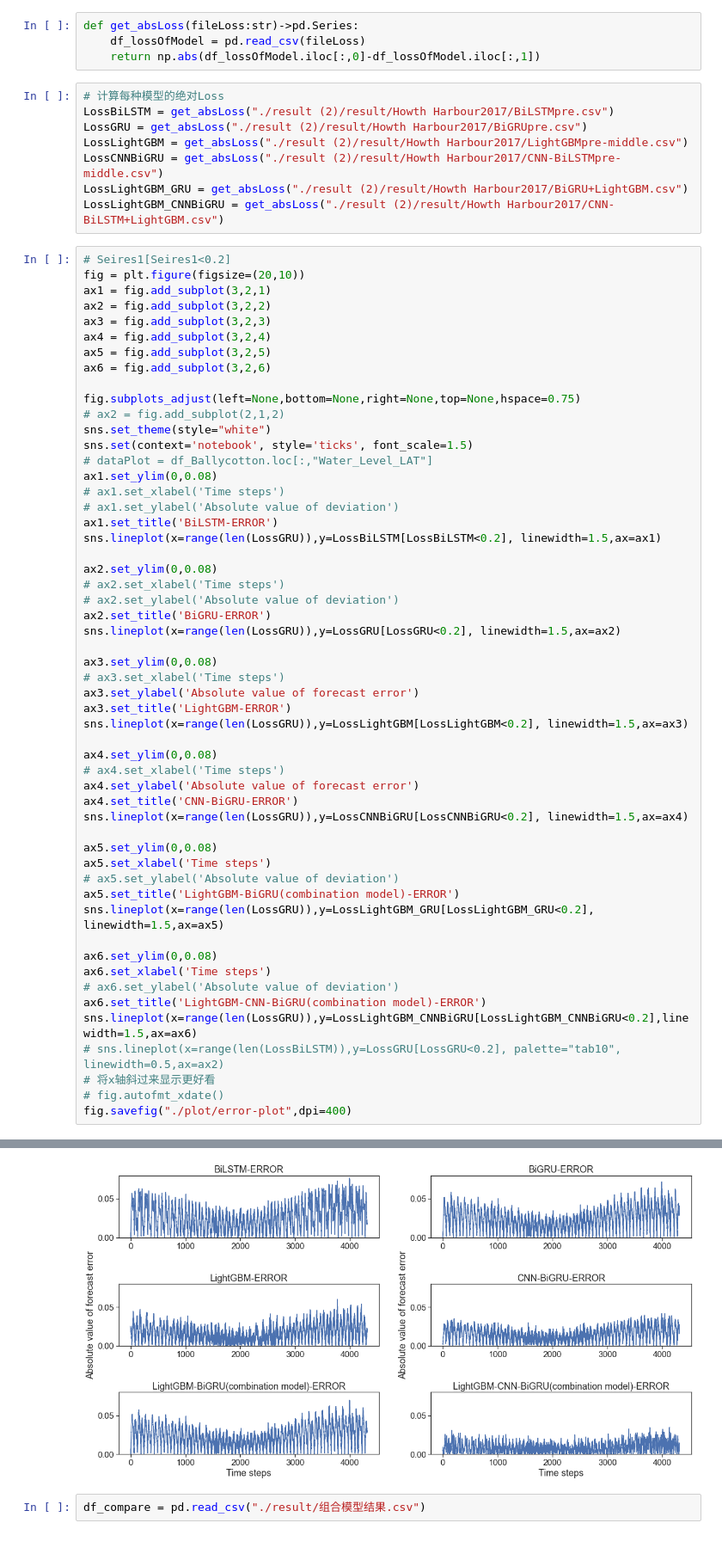
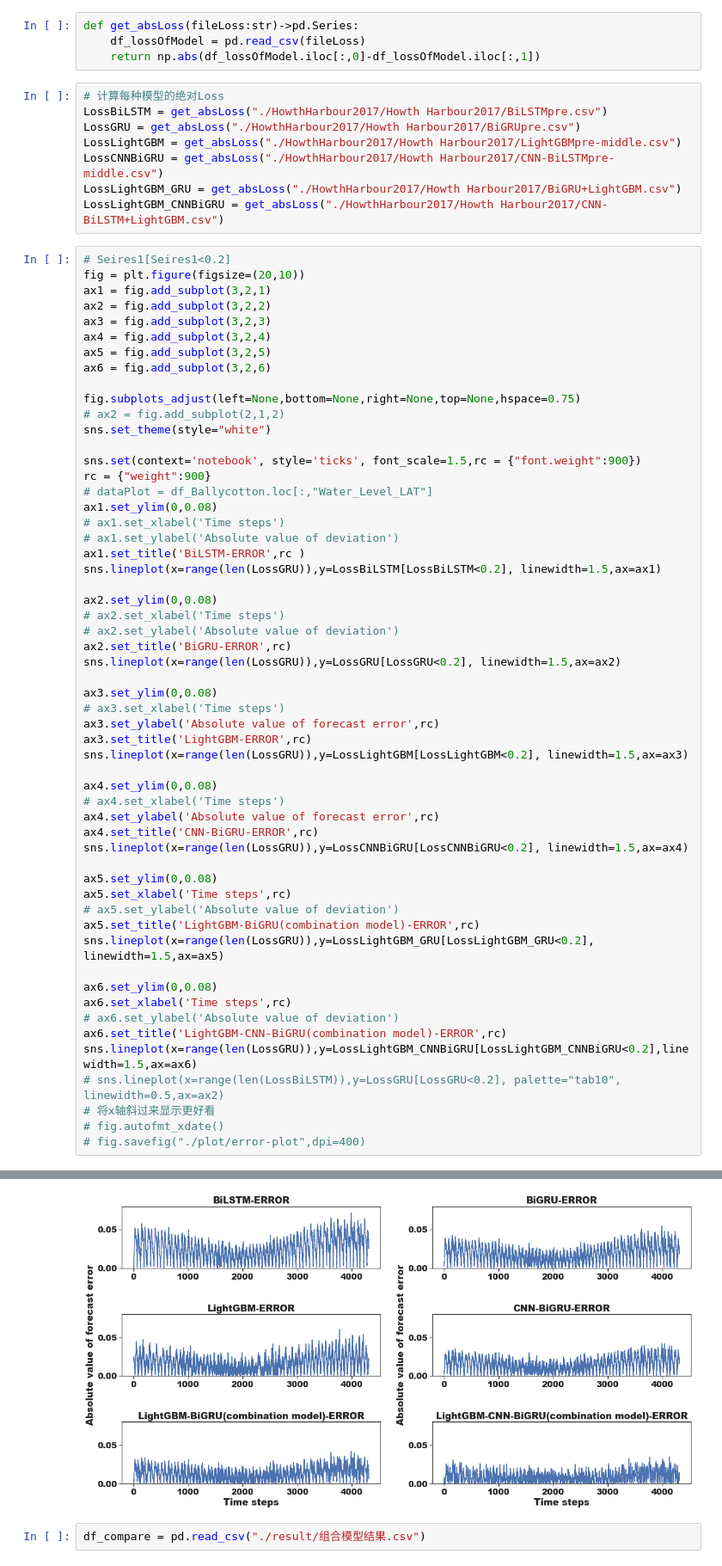
Before and after one commit to suye0620/TidalPrediction, a Jupyter notebook: plot.ipynb, the cells around one changed output, grey strips where cells are left out. Shown: that part at 86% size. Drawn from its saved outputs; the diff is of its cells as text.

```diff
--- a/plot.ipynb
+++ b/plot.ipynb
@@ -14,12 +14,12 @@ def get_absLoss(fileLoss:str)->pd.Series:
     return np.abs(df_lossOfModel.iloc[:,0]-df_lossOfModel.iloc[:,1])
 # %%
 # 计算每种模型的绝对Loss
-LossBiLSTM = get_absLoss("./result (2)/result/Howth Harbour2017/BiLSTMpre.csv")
-LossGRU = get_absLoss("./result (2)/result/Howth Harbour2017/BiGRUpre.csv")
-LossLightGBM = get_absLoss("./result (2)/result/Howth Harbour2017/LightGBMpre-middle.csv")
-LossCNNBiGRU = get_absLoss("./result (2)/result/Howth Harbour2017/CNN-BiLSTMpre-middle.csv")
-LossLightGBM_GRU = get_absLoss("./result (2)/result/Howth Harbour2017/BiGRU+LightGBM.csv")
-LossLightGBM_CNNBiGRU = get_absLoss("./result (2)/result/Howth Harbour2017/CNN-BiLSTM+LightGBM.csv")
+LossBiLSTM = get_absLoss("./HowthHarbour2017/Howth Harbour2017/BiLSTMpre.csv")
+LossGRU = get_absLoss("./HowthHarbour2017/Howth Harbour2017/BiGRUpre.csv")
+LossLightGBM = get_absLoss("./HowthHarbour2017/Howth Harbour2017/LightGBMpre-middle.csv")
+LossCNNBiGRU = get_absLoss("./HowthHarbour2017/Howth Harbour2017/CNN-BiLSTMpre-middle.csv")
+LossLightGBM_GRU = get_absLoss("./HowthHarbour2017/Howth Harbour2017/BiGRU+LightGBM.csv")
+LossLightGBM_CNNBiGRU = get_absLoss("./HowthHarbour2017/Howth Harbour2017/CNN-BiLSTM+LightGBM.csv")
 # %%
 # Seires1[Seires1<0.2]
 fig = plt.figure(figsize=(20,10))
@@ -33,45 +33,47 @@ ax6 = fig.add_subplot(3,2,6)
 fig.subplots_adjust(left=None,bottom=None,right=None,top=None,hspace=0.75)
 # ax2 = fig.add_subplot(2,1,2)
 sns.set_theme(style="white")
-sns.set(context='notebook', style='ticks', font_scale=1.5)
+
+sns.set(context='notebook', style='ticks', font_scale=1.5,rc = {"font.weight":900})
+rc = {"weight":900}
 # dataPlot = df_Ballycotton.loc[:,"Water_Level_LAT"]
 ax1.set_ylim(0,0.08)
 # ax1.set_xlabel('Time steps')
 # ax1.set_ylabel('Absolute value of deviation')
-ax1.set_title('BiLSTM-ERROR')
+ax1.set_title('BiLSTM-ERROR',rc )
 sns.lineplot(x=range(len(LossGRU)),y=LossBiLSTM[LossBiLSTM<0.2], linewidth=1.5,ax=ax1)
 
 ax2.set_ylim(0,0.08)
 # ax2.set_xlabel('Time steps')
 # ax2.set_ylabel('Absolute value of deviation')
-ax2.set_title('BiGRU-ERROR')
+ax2.set_title('BiGRU-ERROR',rc)
 sns.lineplot(x=range(len(LossGRU)),y=LossGRU[LossGRU<0.2], linewidth=1.5,ax=ax2)
 
 ax3.set_ylim(0,0.08)
 # ax3.set_xlabel('Time steps')
-ax3.set_ylabel('Absolute value of forecast error')
-ax3.set_title('LightGBM-ERROR')
+ax3.set_ylabel('Absolute value of forecast error',rc)
+ax3.set_title('LightGBM-ERROR',rc)
 sns.lineplot(x=range(len(LossGRU)),y=LossLightGBM[LossLightGBM<0.2], linewidth=1.5,ax=ax3)
 
 ax4.set_ylim(0,0.08)
 # ax4.set_xlabel('Time steps')
-ax4.set_ylabel('Absolute value of forecast error')
-ax4.set_title('CNN-BiGRU-ERROR')
+ax4.set_ylabel('Absolute value of forecast error',rc)
+ax4.set_title('CNN-BiGRU-ERROR',rc)
 sns.lineplot(x=range(len(LossGRU)),y=LossCNNBiGRU[LossCNNBiGRU<0.2], linewidth=1.5,ax=ax4)
 
 ax5.set_ylim(0,0.08)
-ax5.set_xlabel('Time steps')
+ax5.set_xlabel('Time steps',rc)
 # ax5.set_ylabel('Absolute value of deviation')
-ax5.set_title('LightGBM-BiGRU(combination model)-ERROR')
+ax5.set_title('LightGBM-BiGRU(combination model)-ERROR',rc)
 sns.lineplot(x=range(len(LossGRU)),y=LossLightGBM_GRU[LossLightGBM_GRU<0.2], linewidth=1.5,ax=ax5)
 
 ax6.set_ylim(0,0.08)
-ax6.set_xlabel('Time steps')
+ax6.set_xlabel('Time steps',rc)
 # ax6.set_ylabel('Absolute value of deviation')
-ax6.set_title('LightGBM-CNN-BiGRU(combination model)-ERROR')
+ax6.set_title('LightGBM-CNN-BiGRU(combination model)-ERROR',rc)
 sns.lineplot(x=range(len(LossGRU)),y=LossLightGBM_CNNBiGRU[LossLightGBM_CNNBiGRU<0.2],linewidth=1.5,ax=ax6)
 # sns.lineplot(x=range(len(LossBiLSTM)),y=LossGRU[LossGRU<0.2], palette="tab10", linewidth=0.5,ax=ax2)
 # 将x轴斜过来显示更好看
 # fig.autofmt_xdate()
-fig.savefig("./plot/error-plot",dpi=400)
+# fig.savefig("./plot/error-plot",dpi=400)
 # %% [output]
@@ -78,4 +81,4 @@ fig.savefig("./plot/error-plot",dpi=400)
-[figure, old version]
+[figure, new version]
 # %%
 df_compare = pd.read_csv("./result/组合模型结果.csv")
 # %%
```
Also changed, not shown: parts of 1 cell of this notebook, 11 other files.
